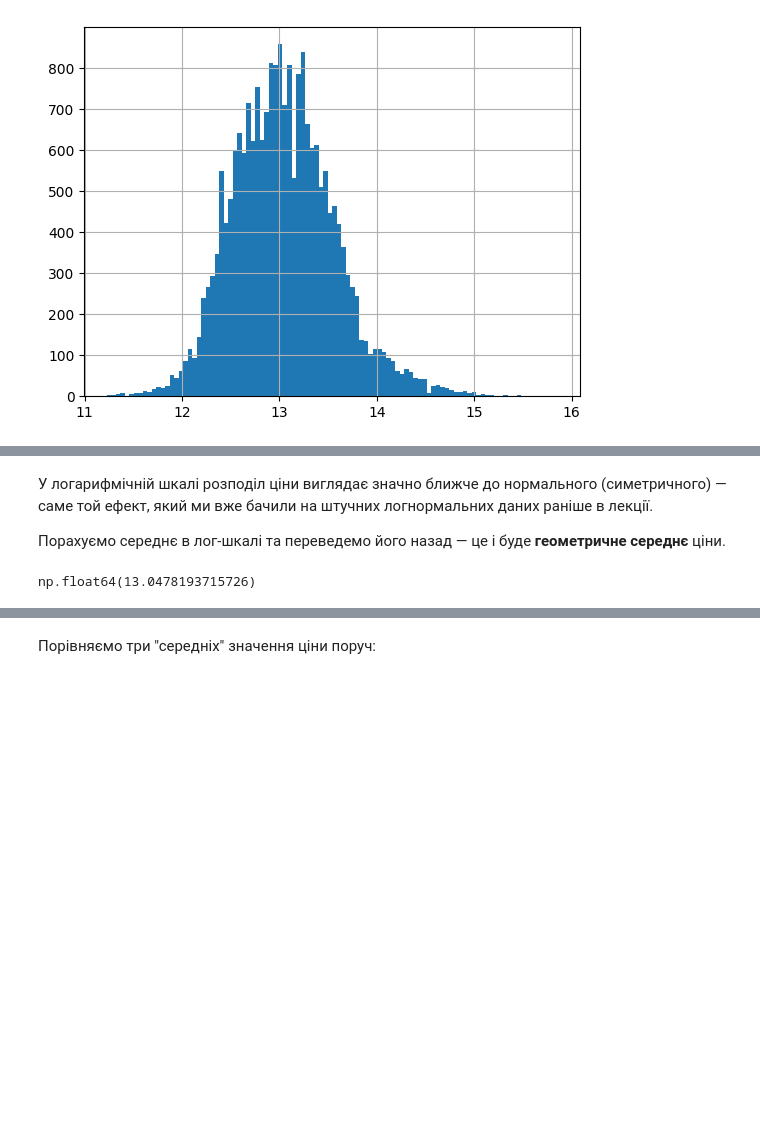
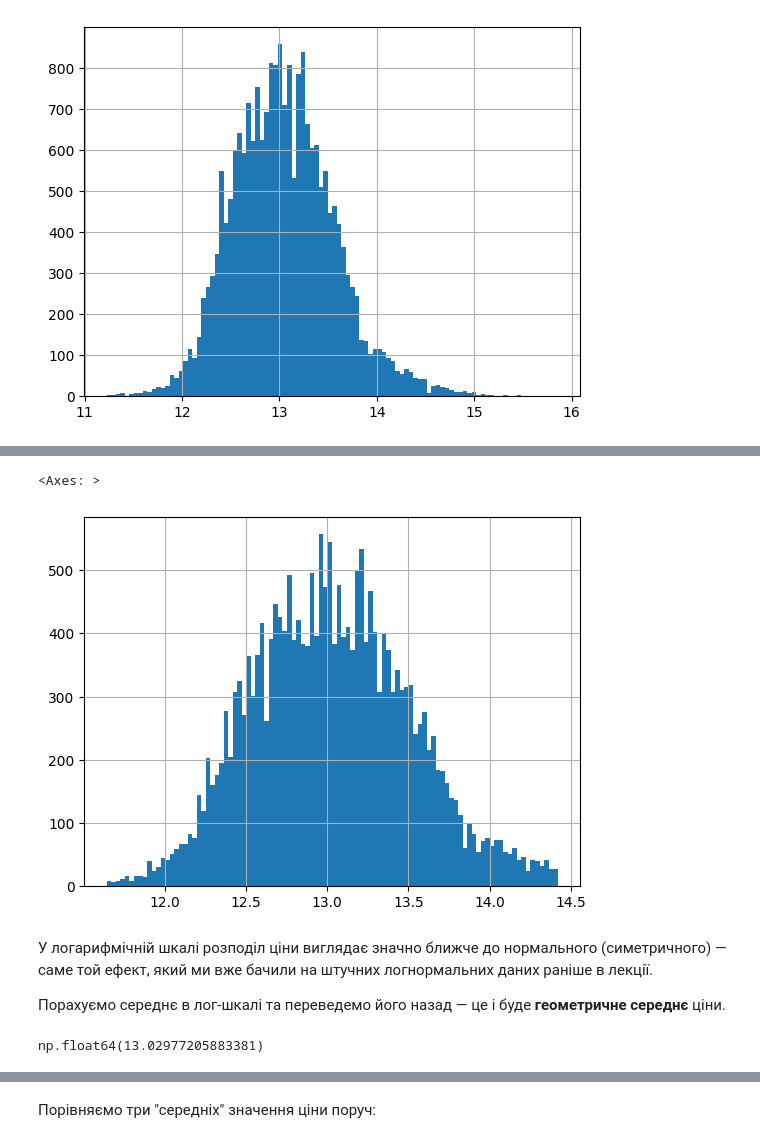
Before and after one commit to cpython-projects/da_27_07_2026, a Jupyter notebook: lesson_15.ipynb, the cells around one changed output, grey strips where cells are left out. Cells and saved outputs as stored; diff of their text form; code cells hidden in the pictures; blank space fills up the shorter version.

```diff
--- a/lesson_15.ipynb
+++ b/lesson_15.ipynb
@@ -995,12 +1032,17 @@ df.log_price.hist(bins=100)
+# %%
+df_new.log_price.hist(bins=100)
+# %% [output]
+<Axes: >
+[figure, added]
 # %% [markdown]
 У логарифмічній шкалі розподіл ціни виглядає значно ближче до нормального (симетричного) — саме той ефект, який ми вже бачили на штучних логнормальних даних раніше в лекції.
 
 Порахуємо середнє в лог-шкалі та переведемо його назад — це і буде **геометричне середнє** ціни.
 # %%
-price_avg = df.log_price.mean()
+price_avg = df_new.log_price.mean()
 price_avg
 # %% [output]
-np.float64(13.0478193715726)
+np.float64(13.02977205883381)
 # %%
 np.exp(price_avg)
 # %% [output]
```
Also changed, not shown: parts of 9 cells of this notebook.
